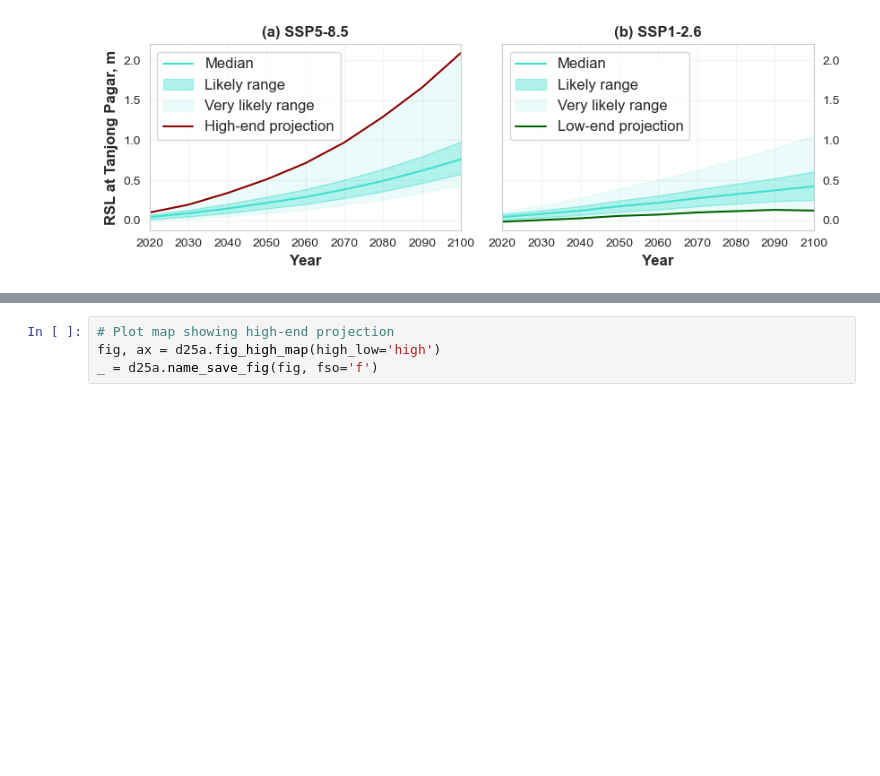
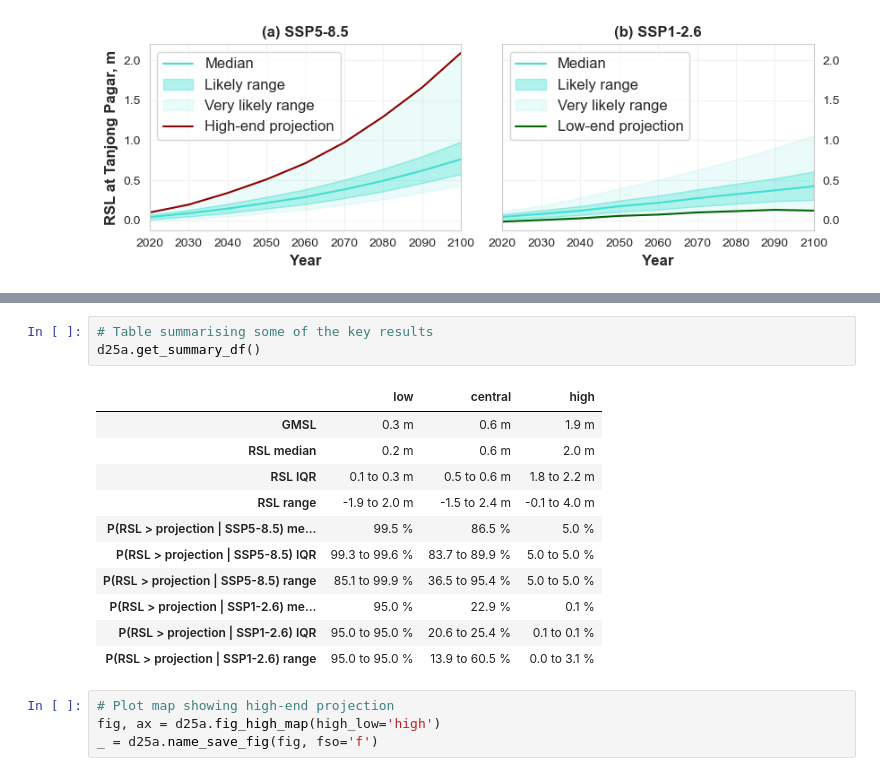
Before and after one commit to grandey/d25a-rsl-fusion, a Jupyter notebook: figs_d25a.ipynb, the cells around one changed output, grey strips where cells are left out. Cells and saved outputs as stored; diff of their text form; blank space fills up the shorter version.

Commit message:
d25a.get_summary_df(): Return DataFrame summarising some of the key results.

```diff
--- a/figs_d25a.ipynb
+++ b/figs_d25a.ipynb
@@ -62,6 +62,21 @@ proj_df.describe()
 | 50% | 36.960000 | 18.740000 | 1.999809 | 0.174574 | 0.567000 | 5.000000e-02 | 0.000900 | 0.995100 | ... |
 | 75% | 52.965000 | 126.545000 | 2.164632 | 0.259294 | 0.643625 | 5.000000e-02 | 0.001400 | 0.995700 | ... |
 | max | 80.620000 | 179.220000 | 3.969382 | 1.955471 | 2.357000 | 5.000000e-02 | 0.031500 | 0.998500 | ... |
+# %%
+# Table summarising some of the key results
+d25a.get_summary_df()
+# %% [output]
+|  | low | central | high |
+| GMSL | 0.3 m | 0.6 m | 1.9 m |
+| RSL median | 0.2 m | 0.6 m | 2.0 m |
+| RSL IQR | 0.1 to 0.3 m | 0.5 to 0.6 m | 1.8 to 2.2 m |
+| RSL range | -1.9 to 2.0 m | -1.5 to 2.4 m | -0.1 to 4.0 m |
+| P(RSL > projection | SSP5-8.5) me... | 99.5 % | 86.5 % | 5.0 % |
+| P(RSL > projection | SSP5-8.5) IQR | 99.3 to 99.6 % | 83.7 to 89.9 % | 5.0 to 5.0 % |
+| P(RSL > projection | SSP5-8.5) range | 85.1 to 99.9 % | 36.5 to 95.4 % | 5.0 to 5.0 % |
+| P(RSL > projection | SSP1-2.6) me... | 95.0 % | 22.9 % | 0.1 % |
+| P(RSL > projection | SSP1-2.6) IQR | 95.0 to 95.0 % | 20.6 to 25.4 % | 0.1 to 0.1 % |
+| P(RSL > projection | SSP1-2.6) range | 95.0 to 95.0 % | 13.9 to 60.5 % | 0.0 to 3.1 % |
 # %%
 # Plot map showing high-end projection
 fig, ax = d25a.fig_high_map(high_low='high')
```
Also changed, not shown: parts of 1 cell of this notebook, 1 other file.
